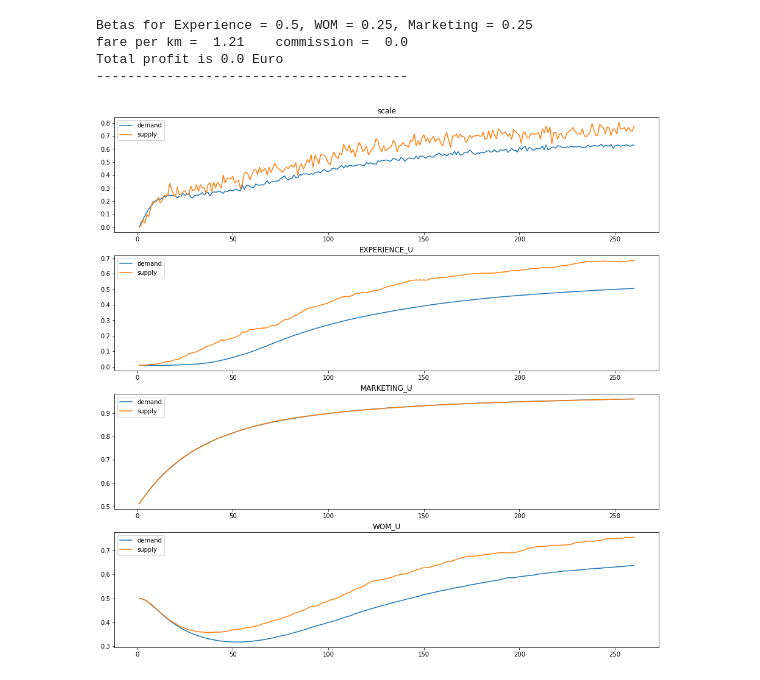
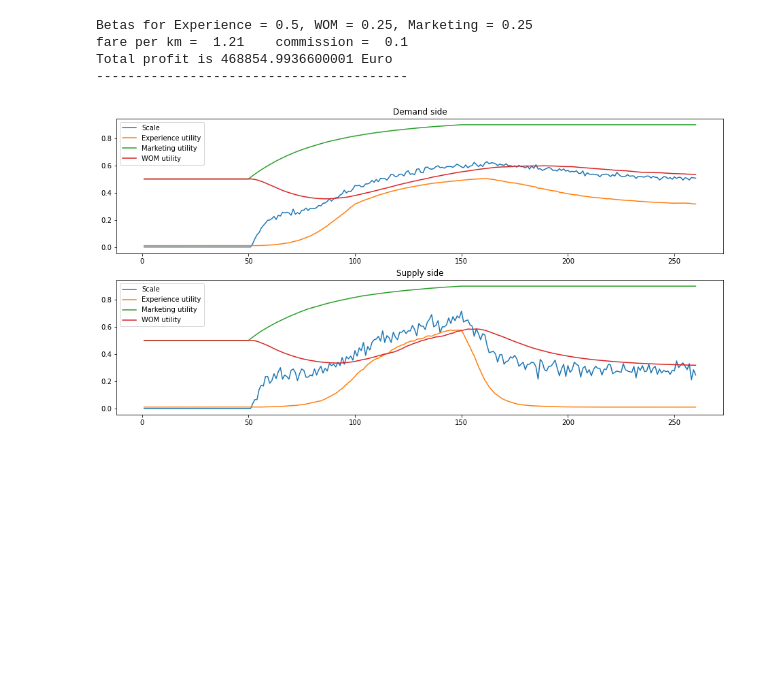
Before and after one commit to Farnoud-G/MaaSSim, a Jupyter notebook: docs/tutorials/S.ipynb, the cells around one changed output. Saved outputs shown, nothing was run; the diff lists cells and outputs as text; code cells hidden in the pictures; blank space fills up the shorter version.

```diff
--- a/docs/tutorials/S.ipynb
+++ b/docs/tutorials/S.ipynb
@@ -53,14 +53,15 @@ params.nPM = 1 # number of platforms. platform id starts from 1
 params.platforms.base_fare = 1.4 #euro
 params.platforms.fare = float(1.21) #euro/km
 params.platforms.min_fare = float(2) # euro
-params.platforms.comm_rate = float(0)
+params.platforms.comm_rate = float(0.1)
+params.platforms.discount = float(0.0)
 
 params.d2d.learning_d = 1
 params.d2d.B_Experience = 0.5
 params.d2d.B_WOM = 0.25
 params.d2d.B_Marketing = 0.25
 params.d2d.diffusion_speed = 10/100 # speed for M is twice greater than WOM.
-params.d2d.m = 5
+params.d2d.m = 10
 params.d2d.Eini_att = 0.01
 params.d2d.adj_s = 1
 params.VoT = 10.63 # value of time per hour
@@ -99,5 +100,6 @@ This simulation uses albatros data
 # %%
 # with S-shaped curve nD=200 nP=2000 nV=200, with increased passenger sensitivity to changes in system
+fig, ax = plt.subplots(nrows=2,figsize=(16,8))
 
 lyp = []
 lyd = []
@@ -107,10 +109,9 @@ for d in range(0,sim.params.nD):
     lyd.append(sim.res[d].veh_exp.OUT.value_counts().get(False, 0)/params.nV)
 lx = [i for i in range(1,len(lyp)+1)]
 
-fig, ax = plt.subplots(nrows=4,figsize=(16,16))
-sns.lineplot(x=lx, y=lyp, label = 'demand', ax=ax[0])#, marker='o')
-sns.lineplot(x=lx, y=lyd, label = 'supply', ax=ax[0])#, marker='o')
-ax[0].set_title('scale')
+sns.lineplot(x=lx, y=lyp, label = 'Scale', ax=ax[0])#, marker='o')
+sns.lineplot(x=lx, y=lyd, label = 'Scale', ax=ax[1])#, marker='o')
+ax[0].set_title('Demand side')
 
 
 lyp = []
@@ -118,42 +119,40 @@ lyd = []
 sim = sim
 for d in range(0,sim.params.nD):
     lyp.append(sim.res[d].pax_exp.EXPERIENCE_U.mean())
     lyd.append(sim.res[d].veh_exp.EXPERIENCE_U.mean())
 lx = [i for i in range(1,len(lyp)+1)]
-sns.lineplot(x=lx, y=lyp, label = 'demand', ax=ax[1])#, marker='o')
-sns.lineplot(x=lx, y=lyd, label = 'supply', ax=ax[1])#, marker='o')
-ax[1].set_title('EXPERIENCE_U')
+sns.lineplot(x=lx, y=lyp, label = 'Experience utility', ax=ax[0])#, marker='o')
+sns.lineplot(x=lx, y=lyd, label = 'Experience utility', ax=ax[1])#, marker='o')
+ax[1].set_title('Supply side')
 
 
 lyp = []
 lyd = []
 sim = sim
 for d in range(0,sim.params.nD):
     lyp.append(sim.res[d].pax_exp.MARKETING_U.mean())
     lyd.append(sim.res[d].veh_exp.MARKETING_U.mean())
 lx = [i for i in range(1,len(lyp)+1)]
-sns.lineplot(x=lx, y=lyp, label = 'demand', ax=ax[2])#, marker='o')
-sns.lineplot(x=lx, y=lyd, label = 'supply', ax=ax[2])#, marker='o')
-ax[2].set_title('MARKETING_U')
+sns.lineplot(x=lx, y=lyp, label = 'Marketing utility', ax=ax[0])#, marker='o')
+sns.lineplot(x=lx, y=lyd, label = 'Marketing utility', ax=ax[1])#, marker='o')
 
 lyp = []
 lyd = []
 sim = sim
 for d in range(0,sim.params.nD):
     lyp.append(sim.res[d].pax_exp.WOM_U.mean())
     lyd.append(sim.res[d].veh_exp.WOM_U.mean())
 lx = [i for i in range(1,len(lyp)+1)]
-sns.lineplot(x=lx, y=lyp, label = 'demand', ax=ax[3])#, marker='o')
-sns.lineplot(x=lx, y=lyd, label = 'supply', ax=ax[3])#, marker='o')
-ax[3].set_title('WOM_U')
+sns.lineplot(x=lx, y=lyp, label = 'WOM utility', ax=ax[0])#, marker='o')
+sns.lineplot(x=lx, y=lyd, label = 'WOM utility', ax=ax[1])#, marker='o')
 
 print('Betas for Experience = {}, WOM = {}, Marketing = {}'.format(sim.params.d2d.B_Experience, sim.params.d2d.B_WOM, sim.params.d2d.B_Marketing))
 print('fare per km = ',sim.params.platforms.fare,'   commission = ',sim.params.platforms.comm_rate,)
 print('Total profit is {} Euro'.format(profit(sim)))
 print('----------------------------------------')
 # %% [output]
 Betas for Experience = 0.5, WOM = 0.25, Marketing = 0.25
-fare per km =  1.21    commission =  0.0
-Total profit is 0.0 Euro
+fare per km =  1.21    commission =  0.1
+Total profit is 468854.9936600001 Euro
 ----------------------------------------
-[figure, old version]
+[figure, new version]
```
Also changed, not shown: parts of 15 cells of this notebook, 16 other files.
